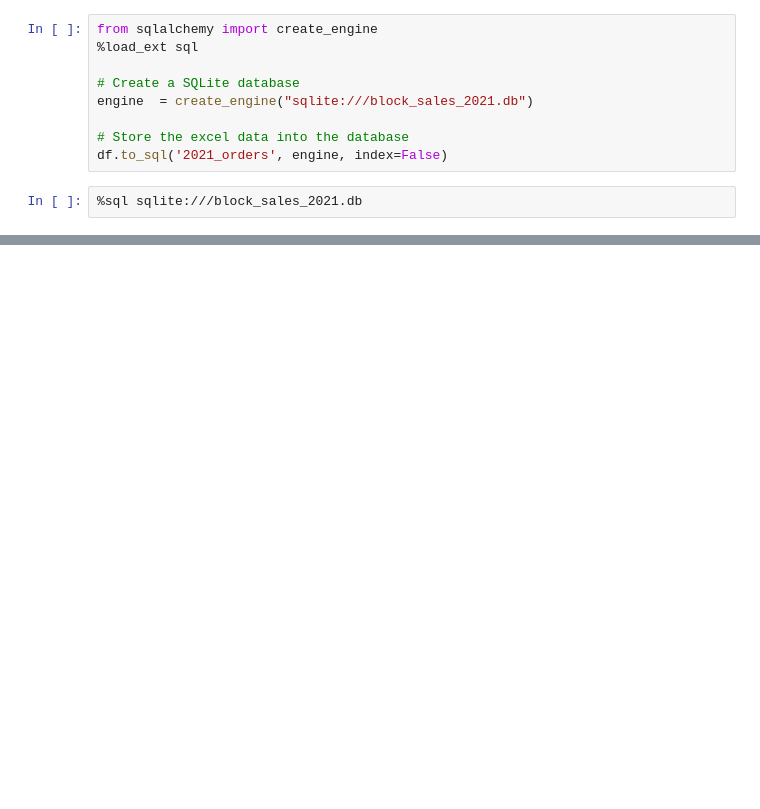
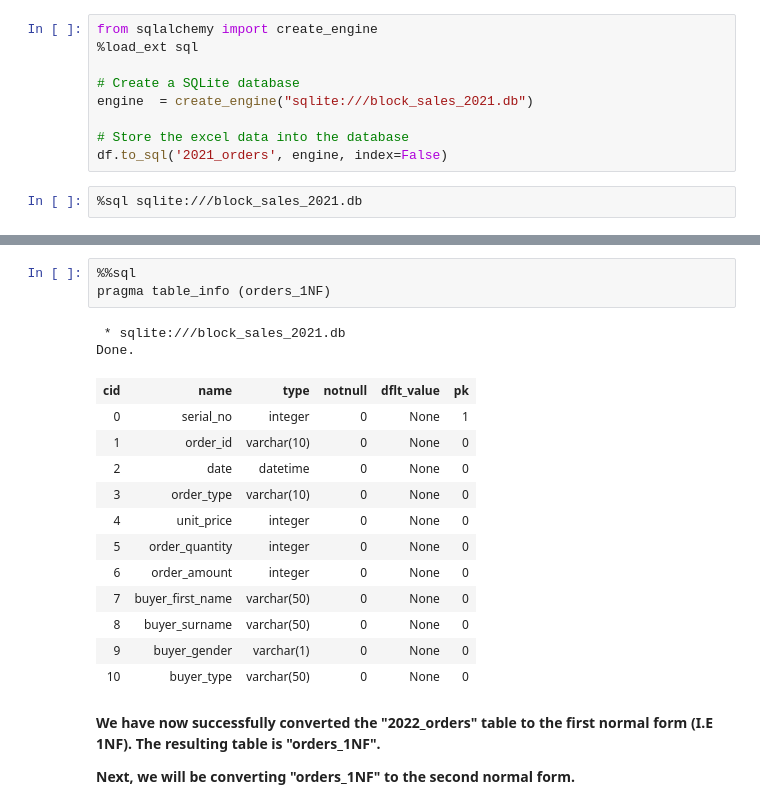
Before and after one commit to Ridwan1821/Ridhwan_Repo, a Jupyter notebook: Normalization of Sales Data Table/block_sales_2021.ipynb, the cells around one changed output, grey strips where cells are left out. Saved outputs shown, nothing was run; the diff lists cells and outputs as text; blank space fills up the shorter version.

```diff
--- a/Normalization of Sales Data Table/block_sales_2021.ipynb
+++ b/Normalization of Sales Data Table/block_sales_2021.ipynb
@@ -82,0 +233,22 @@ Done.
+# %%
+%%sql
+pragma table_info (orders_1NF)
+# %% [output]
+ * sqlite:///block_sales_2021.db
+Done.
+| cid | name | type | notnull | dflt_value | pk |
+| 0 | serial_no | integer | 0 | None | 1 |
+| 1 | order_id | varchar(10) | 0 | None | 0 |
+| 2 | date | datetime | 0 | None | 0 |
+| 3 | order_type | varchar(10) | 0 | None | 0 |
+| 4 | unit_price | integer | 0 | None | 0 |
+| 5 | order_quantity | integer | 0 | None | 0 |
+| 6 | order_amount | integer | 0 | None | 0 |
+| 7 | buyer_first_name | varchar(50) | 0 | None | 0 |
+| 8 | buyer_surname | varchar(50) | 0 | None | 0 |
+| 9 | buyer_gender | varchar(1) | 0 | None | 0 |
+| 10 | buyer_type | varchar(50) | 0 | None | 0 |
+# %% [markdown]
+**We have now successfully converted the "2022_orders" table to the first normal form (I.E 1NF). The resulting table is "orders_1NF".**
+
+**Next, we will be converting "orders_1NF" to the second normal form.**
```
Also changed, not shown: parts of 16 cells of this notebook.
